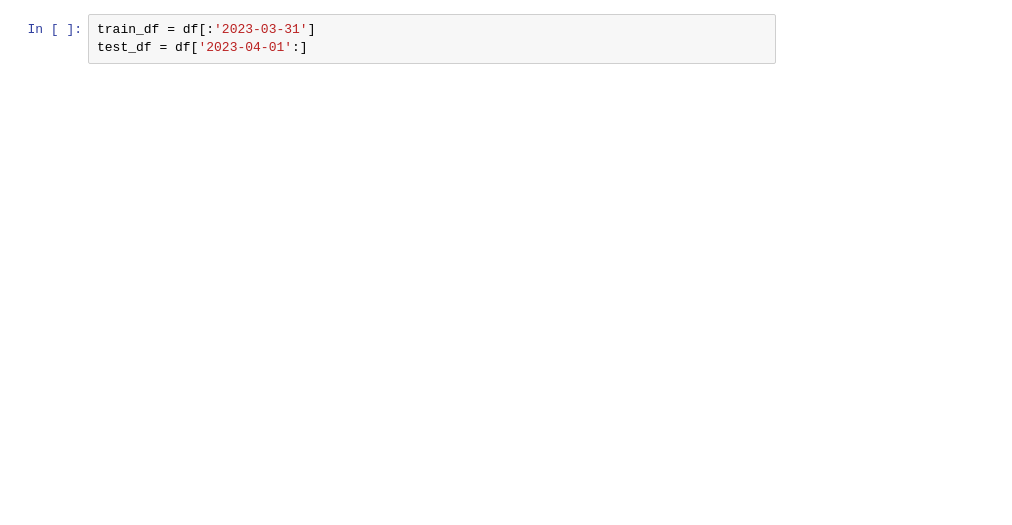
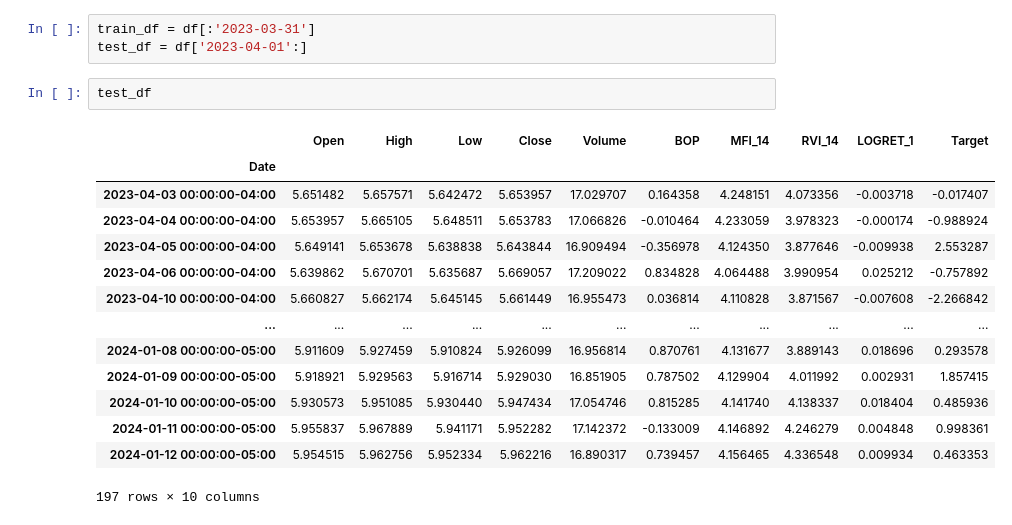
Before and after one commit to hkbu-kennycheng/comp7065, a Jupyter notebook: lab5.ipynb, the cells around one changed output. Cells and saved outputs as stored; diff of their text form; blank space fills up the shorter version.

```diff
--- a/lab5.ipynb
+++ b/lab5.ipynb
@@ -142,5 +146,22 @@ df
 # %%
 train_df = df[:'2023-03-31']
 test_df = df['2023-04-01':]
+# %%
+test_df
+# %% [output]
+|  | Open | High | Low | Close | Volume | BOP | MFI_14 | RVI_14 | LOGRET_1 | Target |
+| Date |  |  |  |  |  |  |  |  |  |  |
+| 2023-04-03 00:00:00-04:00 | 5.651482 | 5.657571 | 5.642472 | 5.653957 | 17.029707 | 0.164358 | 4.248151 | 4.073356 | -0.003718 | -0.017407 |
+| 2023-04-04 00:00:00-04:00 | 5.653957 | 5.665105 | 5.648511 | 5.653783 | 17.066826 | -0.010464 | 4.233059 | 3.978323 | -0.000174 | -0.988924 |
+| 2023-04-05 00:00:00-04:00 | 5.649141 | 5.653678 | 5.638838 | 5.643844 | 16.909494 | -0.356978 | 4.124350 | 3.877646 | -0.009938 | 2.553287 |
+| 2023-04-06 00:00:00-04:00 | 5.639862 | 5.670701 | 5.635687 | 5.669057 | 17.209022 | 0.834828 | 4.064488 | 3.990954 | 0.025212 | -0.757892 |
+| 2023-04-10 00:00:00-04:00 | 5.660827 | 5.662174 | 5.645145 | 5.661449 | 16.955473 | 0.036814 | 4.110828 | 3.871567 | -0.007608 | -2.266842 |
+| ... | ... | ... | ... | ... | ... | ... | ... | ... | ... | ... |
+| 2024-01-08 00:00:00-05:00 | 5.911609 | 5.927459 | 5.910824 | 5.926099 | 16.956814 | 0.870761 | 4.131677 | 3.889143 | 0.018696 | 0.293578 |
+| 2024-01-09 00:00:00-05:00 | 5.918921 | 5.929563 | 5.916714 | 5.929030 | 16.851905 | 0.787502 | 4.129904 | 4.011992 | 0.002931 | 1.857415 |
+| 2024-01-10 00:00:00-05:00 | 5.930573 | 5.951085 | 5.930440 | 5.947434 | 17.054746 | 0.815285 | 4.141740 | 4.138337 | 0.018404 | 0.485936 |
+| 2024-01-11 00:00:00-05:00 | 5.955837 | 5.967889 | 5.941171 | 5.952282 | 17.142372 | -0.133009 | 4.146892 | 4.246279 | 0.004848 | 0.998361 |
+| 2024-01-12 00:00:00-05:00 | 5.954515 | 5.962756 | 5.952334 | 5.962216 | 16.890317 | 0.739457 | 4.156465 | 4.336548 | 0.009934 | 0.463353 |
+197 rows × 10 columns
 # %%
 import numpy as np
```
Also changed, not shown: parts of 20 cells of this notebook.
